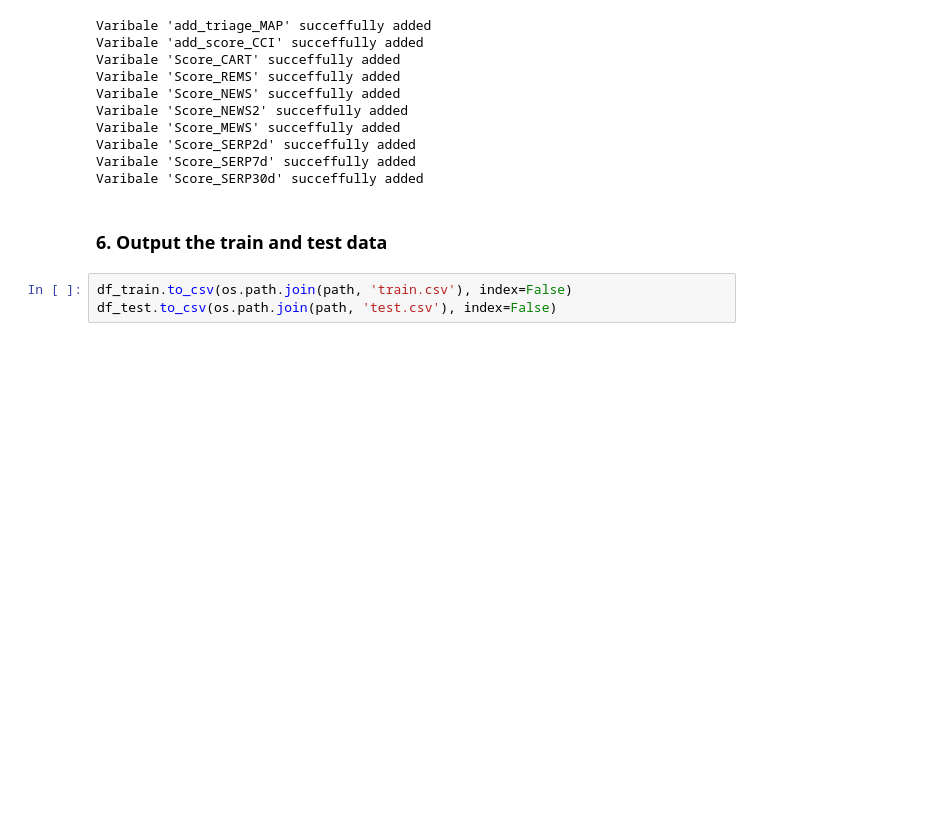
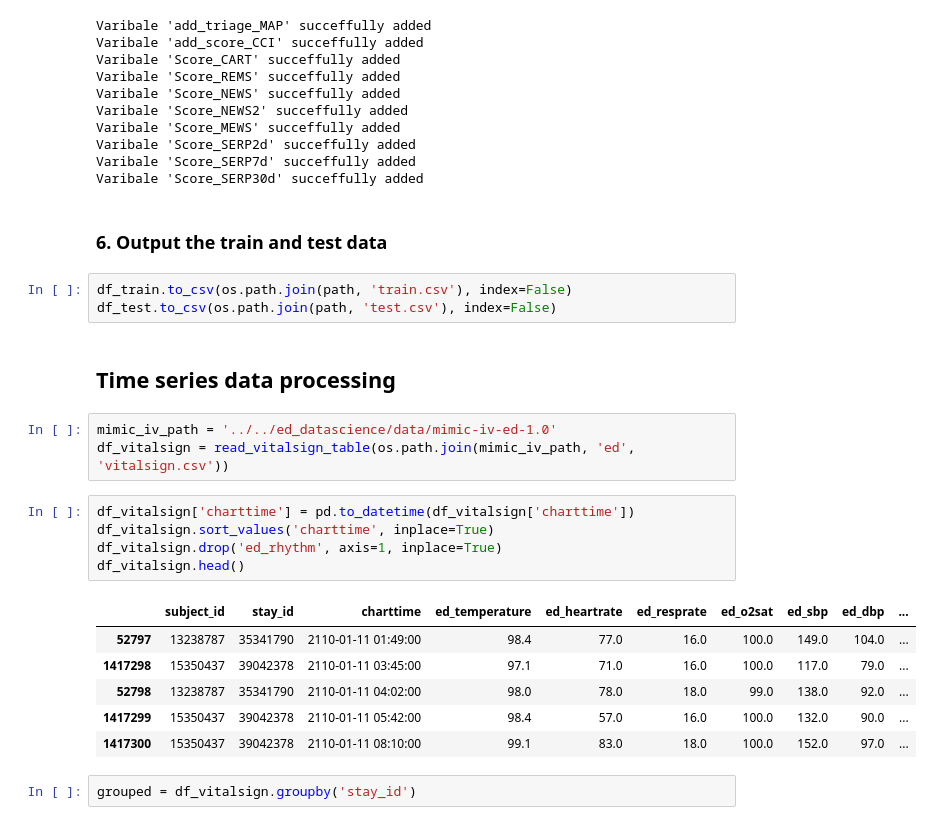
Before and after one commit to nliulab/mimic4ed-benchmark, a Jupyter notebook: Benchmark_scripts/data_general_processing.ipynb, the cells around one changed output. Cells and saved outputs as stored; diff of their text form; blank space fills up the shorter version.

Commit message:
add time series data processing

```diff
--- a/Benchmark_scripts/data_general_processing.ipynb
+++ b/Benchmark_scripts/data_general_processing.ipynb
@@ -169,3 +169,22 @@ Varibale 'Score_SERP30d' succeffully added
 # %%
 df_train.to_csv(os.path.join(path, 'train.csv'), index=False)
 df_test.to_csv(os.path.join(path, 'test.csv'), index=False)
+# %% [markdown]
+## Time series data processing
+# %%
+mimic_iv_path = '../../ed_datascience/data/mimic-iv-ed-1.0'
+df_vitalsign = read_vitalsign_table(os.path.join(mimic_iv_path, 'ed', 'vitalsign.csv'))
+# %%
+df_vitalsign['charttime'] = pd.to_datetime(df_vitalsign['charttime'])
+df_vitalsign.sort_values('charttime', inplace=True)
+df_vitalsign.drop('ed_rhythm', axis=1, inplace=True)
+df_vitalsign.head()
+# %% [output]
+|  | subject_id | stay_id | charttime | ed_temperature | ed_heartrate | ed_resprate | ed_o2sat | ed_sbp | ed_dbp | ... |
+| 52797 | 13238787 | 35341790 | 2110-01-11 01:49:00 | 98.4 | 77.0 | 16.0 | 100.0 | 149.0 | 104.0 | ... |
+| 1417298 | 15350437 | 39042378 | 2110-01-11 03:45:00 | 97.1 | 71.0 | 16.0 | 100.0 | 117.0 | 79.0 | ... |
+| 52798 | 13238787 | 35341790 | 2110-01-11 04:02:00 | 98.0 | 78.0 | 18.0 | 99.0 | 138.0 | 92.0 | ... |
+| 1417299 | 15350437 | 39042378 | 2110-01-11 05:42:00 | 98.4 | 57.0 | 16.0 | 100.0 | 132.0 | 90.0 | ... |
+| 1417300 | 15350437 | 39042378 | 2110-01-11 08:10:00 | 99.1 | 83.0 | 18.0 | 100.0 | 152.0 | 97.0 | ... |
+# %%
+grouped = df_vitalsign.groupby('stay_id')
```
Also changed, not shown: parts of 7 cells of this notebook.
